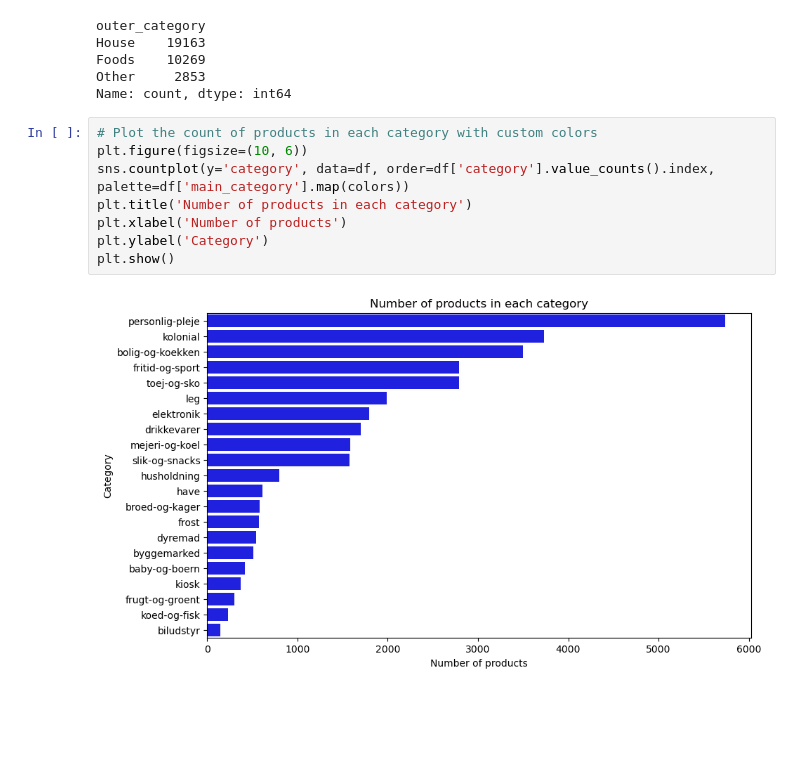
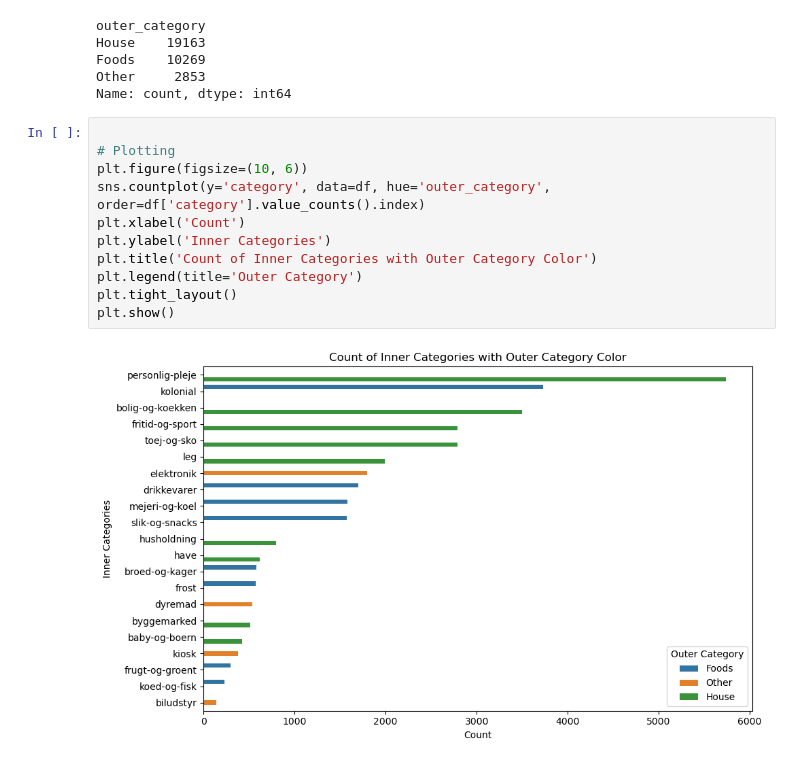
Before and after one commit to KarolineKlan/ComSocSci2024-FinalProject, a Jupyter notebook: Visualizations.ipynb, the cells around one changed output. Saved outputs shown, nothing was run; the diff lists cells and outputs as text; blank space fills up the shorter version.

```diff
--- a/Visualizations.ipynb
+++ b/Visualizations.ipynb
@@ -148,12 +149,15 @@ Foods    10269
 Other     2853
 Name: count, dtype: int64
 # %%
-# Plot the count of products in each category with custom colors
+
+# Plotting
 plt.figure(figsize=(10, 6))
-sns.countplot(y='category', data=df, order=df['category'].value_counts().index, palette=df['main_category'].map(colors))
-plt.title('Number of products in each category')
-plt.xlabel('Number of products')
-plt.ylabel('Category')
+sns.countplot(y='category', data=df, hue='outer_category', order=df['category'].value_counts().index)
+plt.xlabel('Count')
+plt.ylabel('Inner Categories')
+plt.title('Count of Inner Categories with Outer Category Color')
+plt.legend(title='Outer Category')
+plt.tight_layout()
 plt.show()
 # %% [output]
-[figure, old version]
+[figure, new version]
```
Also changed, not shown: parts of 5 cells of this notebook.
